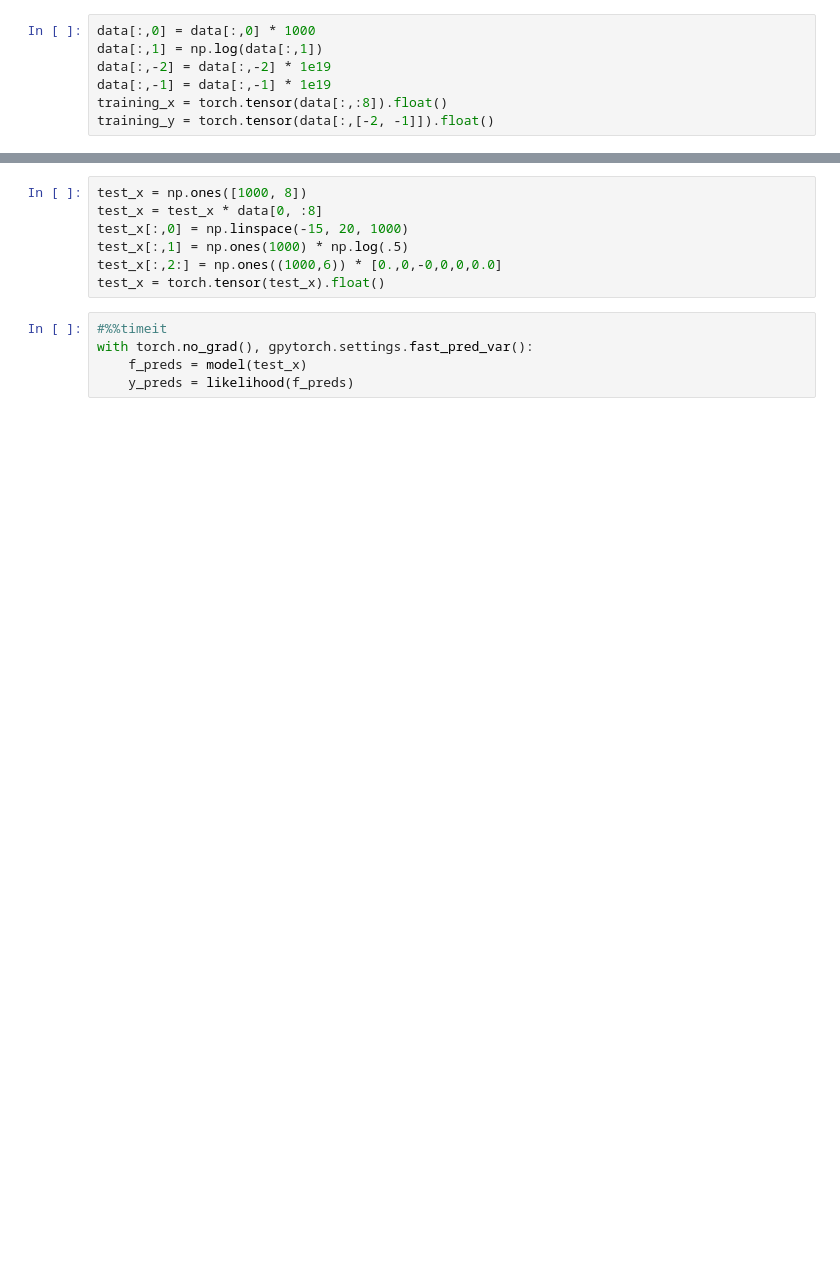
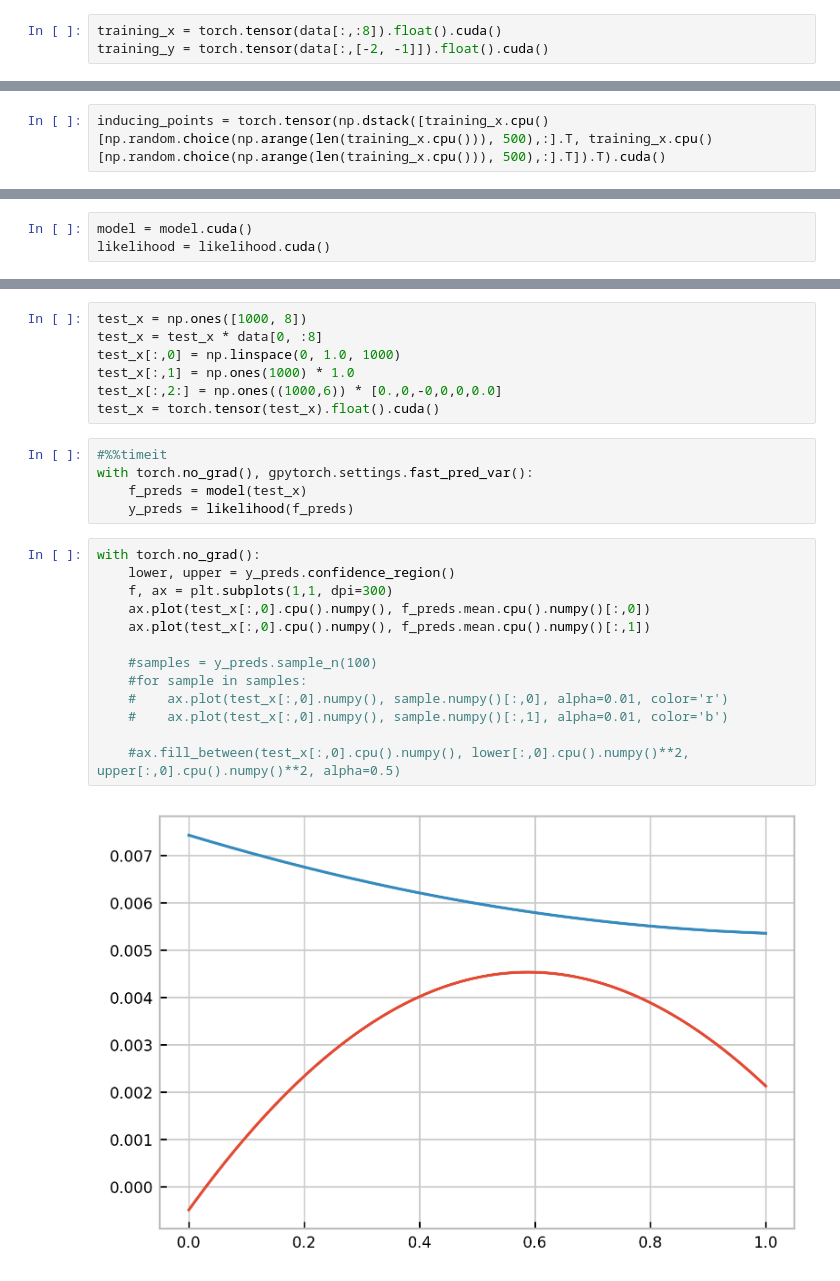
Before and after one commit to transientlunatic/heron, a Jupyter notebook: notebooks/pytorch/pytorch Heron.ipynb, the cells around one changed output, grey strips where cells are left out. Drawn from its saved outputs; the diff is of its cells as text; blank space fills up the shorter version.

```diff
--- a/notebooks/pytorch/pytorch Heron.ipynb
+++ b/notebooks/pytorch/pytorch Heron.ipynb
@@ -14,10 +18,6 @@ data = np.genfromtxt("../../heron/models/data/gt-M60-F1024.dat")
 # %%
-data[:,0] = data[:,0] * 1000
-data[:,1] = np.log(data[:,1])
-data[:,-2] = data[:,-2] * 1e19
-data[:,-1] = data[:,-1] * 1e19
-training_x = torch.tensor(data[:,:8]).float()
-training_y = torch.tensor(data[:,[-2, -1]]).float()
+training_x = torch.tensor(data[:,:8]).float().cuda()
+training_y = torch.tensor(data[:,[-2, -1]]).float().cuda()
 # %%
 from torch.utils.data import TensorDataset, DataLoader
 train_dataset = TensorDataset(training_x, training_y)
@@ -78 +63,3 @@ class TorchBigHeron(gpytorch.models.ApproximateGP):
+# %%
+inducing_points = torch.tensor(np.dstack([training_x.cpu()[np.random.choice(np.arange(len(training_x.cpu())), 500),:].T, training_x.cpu()[np.random.choice(np.arange(len(training_x.cpu())), 500),:].T]).T).cuda()
 # %%
@@ -80,4 +67,7 @@ inducing_points = torch.tensor(np.dstack([training_x[:500,:].T, training_x[500:1
 #inducing_points[:,:,0]*=100
 model = TorchBigHeron(inducing_points=inducing_points)
 likelihood = gpytorch.likelihoods.MultitaskGaussianLikelihood(num_tasks=2)
+# %%
+model = model.cuda()
+likelihood = likelihood.cuda()
 # %%
@@ -127,12 +118,27 @@ test_y = torch.tensor(data[0:50, -2]).float()
 # %%
 test_x = np.ones([1000, 8])
 test_x = test_x * data[0, :8]
-test_x[:,0] = np.linspace(-15, 20, 1000)
-test_x[:,1] = np.ones(1000) * np.log(.5)
+test_x[:,0] = np.linspace(0, 1.0, 1000)
+test_x[:,1] = np.ones(1000) * 1.0
 test_x[:,2:] = np.ones((1000,6)) * [0.,0,-0,0,0,0.0]
-test_x = torch.tensor(test_x).float()
+test_x = torch.tensor(test_x).float().cuda()
 # %%
 #%%timeit
 with torch.no_grad(), gpytorch.settings.fast_pred_var():
     f_preds = model(test_x)
     y_preds = likelihood(f_preds)
+# %%
+with torch.no_grad():
+    lower, upper = y_preds.confidence_region()
+    f, ax = plt.subplots(1,1, dpi=300)
+    ax.plot(test_x[:,0].cpu().numpy(), f_preds.mean.cpu().numpy()[:,0])
+    ax.plot(test_x[:,0].cpu().numpy(), f_preds.mean.cpu().numpy()[:,1])
+
+    #samples = y_preds.sample_n(100)
+    #for sample in samples:
+    #    ax.plot(test_x[:,0].numpy(), sample.numpy()[:,0], alpha=0.01, color='r')
+    #    ax.plot(test_x[:,0].numpy(), sample.numpy()[:,1], alpha=0.01, color='b')
+
+    #ax.fill_between(test_x[:,0].cpu().numpy(), lower[:,0].cpu().numpy()**2, upper[:,0].cpu().numpy()**2, alpha=0.5)
+# %% [output]
+[figure, added]
```
Also changed, not shown: parts of 12 cells of this notebook, 5 other files.
